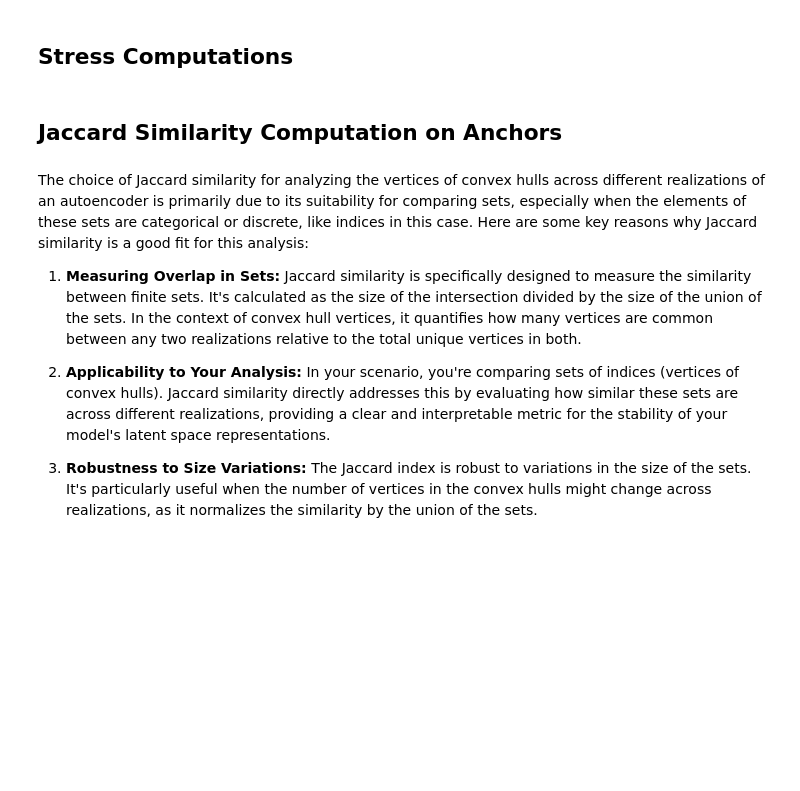
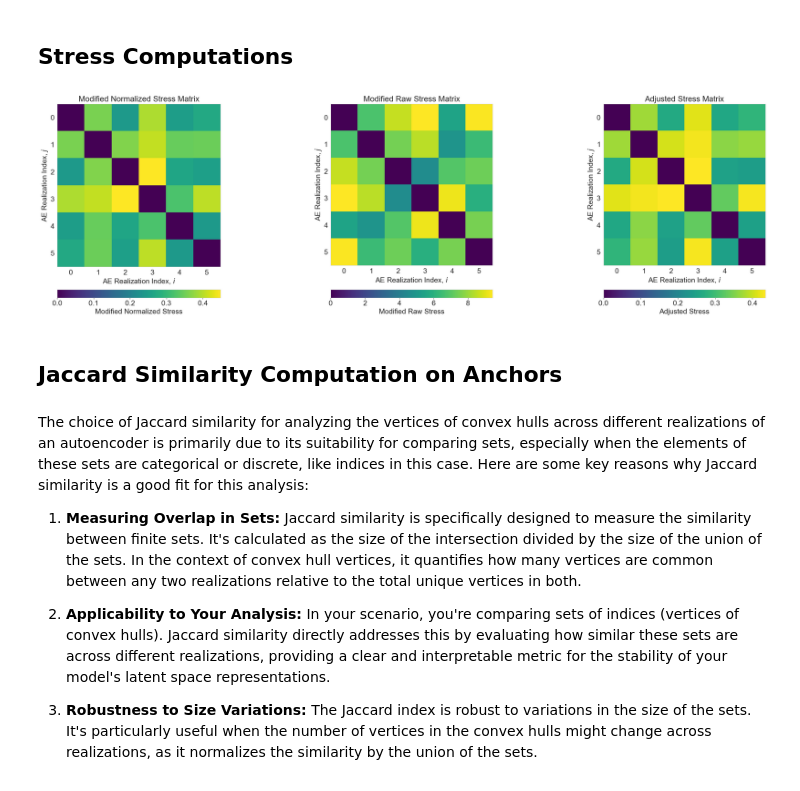
Before and after one commit to misaelmmorales/DeepLearning-LatentSpace-StabilityEvaluation, a Jupyter notebook: Notebooks/Notebook 1: Wine Dataset Multiple Realizations.ipynb, the cells around one changed output. Cells and saved outputs as stored; diff of their text form; code cells hidden in the pictures; blank space fills up the shorter version.

```diff
--- a/Notebooks/Notebook 1: Wine Dataset Multiple Realizations.ipynb
+++ b/Notebooks/Notebook 1: Wine Dataset Multiple Realizations.ipynb
@@ -451,7 +453,7 @@ The modified_stress function is more about comparing the embeddings point-by-poi
 # %%
 def modified_raw_stress(embeddings1, embeddings2):
     """
-    Compute raw stress between two sets of embeddings using Euclidean distance.
+    Compute raw stress between two sets of embeddings using Euclidean distance on a point by point basis
 
     Args:
         embeddings1 (numpy.ndarray): Array of embeddings from the first autoencoder.
@@ -471,7 +473,7 @@ def modified_raw_stress(embeddings1, embeddings2):
 # %%
 def modified_norm_stress(embeddings1, embeddings2):
     """
-    Compute normalized adjusted stress between two sets of embeddings.
+    Compute normalized adjusted stress between two sets of embeddings on a structural basis
 
     Args:
         embeddings1 (numpy.ndarray): Array of embeddings from the first autoencoder.
@@ -498,7 +500,7 @@ def modified_norm_stress(embeddings1, embeddings2):
 # %%
 def adjusted_stress(embeddings1, embeddings2):
     """
-    Compute normalized adjusted stress between two sets of embeddings.
+    Compute normalized adjusted stress between two sets of embeddings on a structural basis
 
     Args:
         embeddings1 (numpy.ndarray): Array of embeddings from the first autoencoder.
@@ -961,3 +941,50 @@ plt.show()
+# %%
+fig, axs = plt.subplots(1, 3, figsize=(30, 8))
+
+# Modified normalized stress
+im1 = axs[0].imshow(modified_norm_stress_matrix, cmap="viridis")
+axs[0].set_title("Modified Normalized Stress Matrix", size=20)
+axs[0].set_xlabel("AE Realization Index, $i$", size=18)
+axs[0].set_ylabel("AE Realization Index, $j$", size=18)
+axs[0].tick_params(axis='both', which='major', labelsize=18)
+# Aesthetics
+divider = make_axes_locatable(axs[0])
+cax1 = divider.append_axes("bottom", size="5%", pad=0.85)
+cbar1 = fig.colorbar(im1, cax=cax1, orientation='horizontal', pad=0.25)
+cbar1.set_label('Modified Normalized Stress', size=18)
+cbar1.ax.tick_params(labelsize=18)
+
+# Modified raw stress
+im2 = axs[1].imshow(modified_raw_stress_matrix, cmap="viridis")
+axs[1].set_title("Modified Raw Stress Matrix", size=20)
+axs[1].set_xlabel("AE Realization Index, $i$", size=18)
+axs[1].set_ylabel("AE Realization Index, $j$", size=18)
+axs[1].tick_params(axis='both', which='major', labelsize=18)
+# Aesthetics
+divider = make_axes_locatable(axs[1])
+cax2 = divider.append_axes("bottom", size="5%", pad=0.85)
+cbar2 = fig.colorbar(im2, cax=cax2, orientation='horizontal', pad=0.25)
+cbar2.set_label('Modified Raw Stress', size=18)
+cbar2.ax.tick_params(labelsize=18)
+
+# Adjusted stress
+im3 = axs[2].imshow(adjusted_stress_matrix, cmap="viridis")
+axs[2].set_title("Adjusted Stress Matrix", size=20)
+axs[2].set_xlabel("AE Realization Index, $i$", size=18)
+axs[2].set_ylabel("AE Realization Index, $j$", size=18)
+axs[2].tick_params(axis='both', which='major', labelsize=18)
+# Aesthetics
+divider = make_axes_locatable(axs[2])
+cax3 = divider.append_axes("bottom", size="5%", pad=0.85)
+cbar3 = fig.colorbar(im3, cax=cax3, orientation='horizontal', pad=0.25)
+cbar3.set_label('Adjusted Stress', size=18)
+cbar3.ax.tick_params(labelsize=18)
+
+plt.tight_layout()
+plt.savefig('Unsorted Stress Matrices.png', dpi=300, bbox_inches='tight')
+plt.show()
+# %% [output]
+[figure, added]
 # %%
 # Visualize sorted Jaccard matrix
 ordered_dist_mat, res_order, res_linkage = compute_serial_matrix(modified_norm_stress_matrix,"ward")
```
Also changed, not shown: parts of 13 cells of this notebook.
